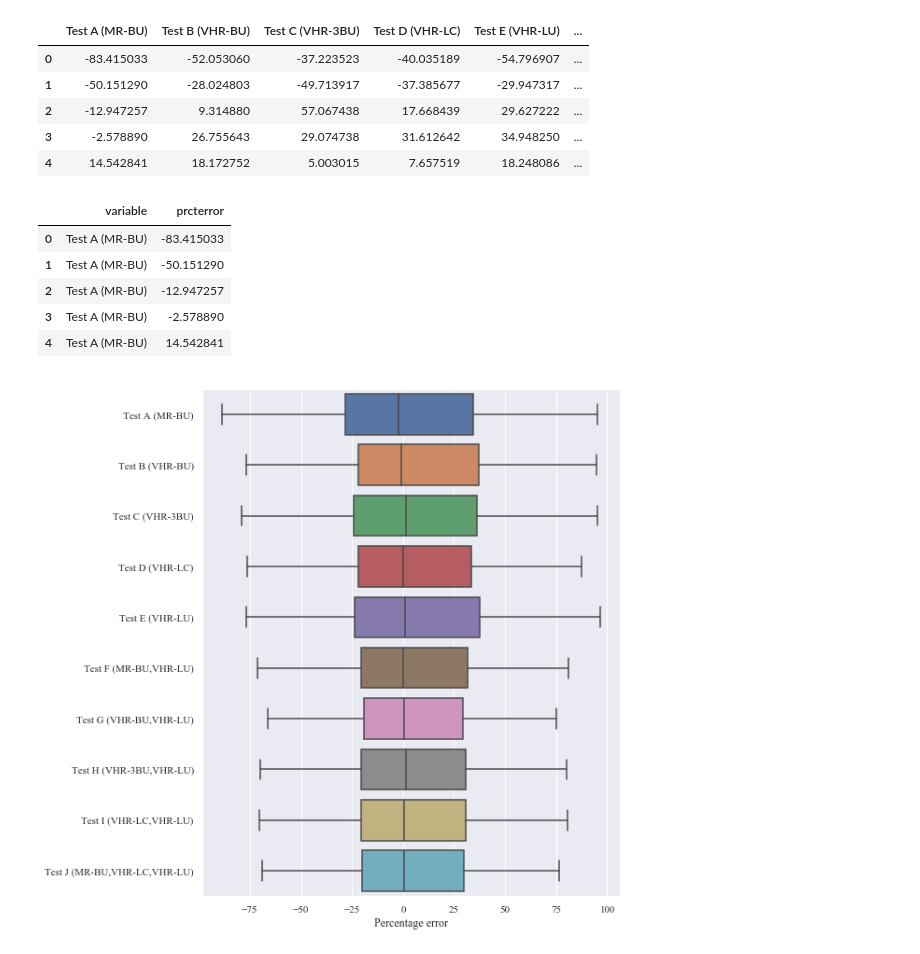
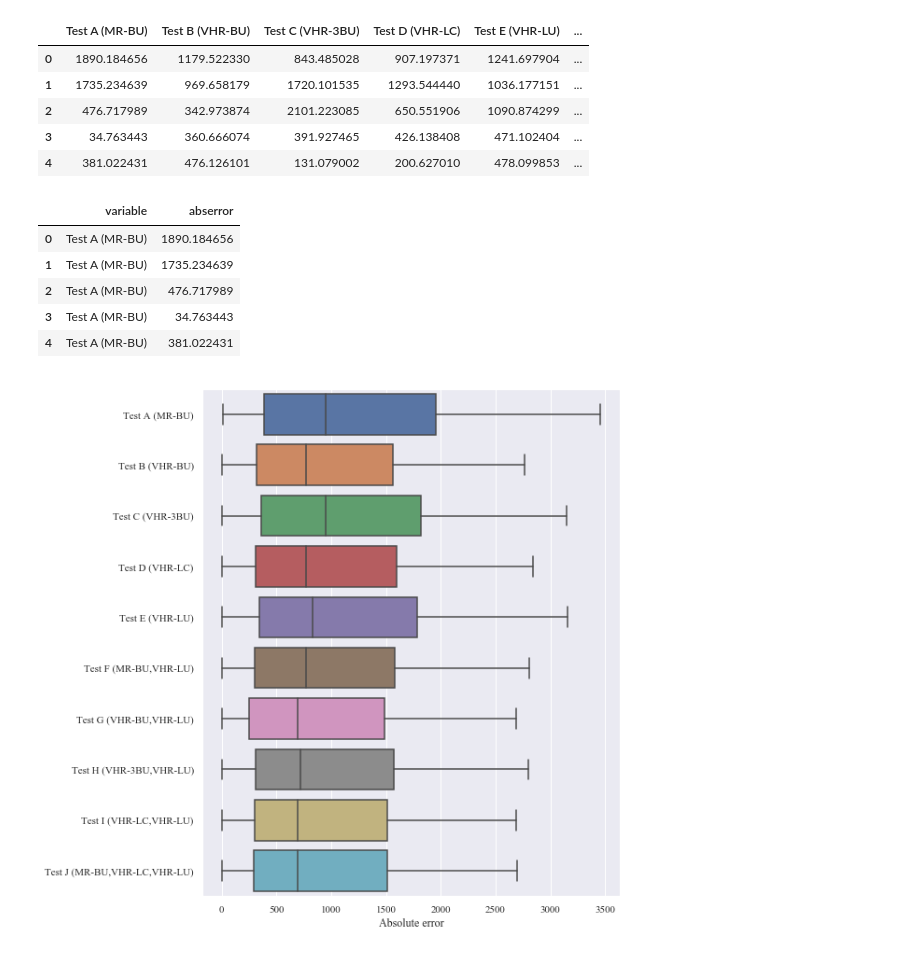
Before and after one commit to tgrippa/Dasymetric_mapping_using_GRASSGIS, a Jupyter notebook: notebooks/4_Validation_plots.ipynb, the cells around one changed output. Drawn from its saved outputs; the diff is of its cells as text; code cells hidden in the pictures.

Commit message:
update validation notebook

```diff
--- a/notebooks/4_Validation_plots.ipynb
+++ b/notebooks/4_Validation_plots.ipynb
@@ -34,4 +34,4 @@ for test in ['A','B','C','D','E','F','G','H','I','J']:
     file_name = "Test_%s_validation_level1"%test
     filepath = os.path.join(folder, file_name + '.dbf')
     gdf = gpd.read_file(filepath)
-    tests_df['Test %s (%s)'%(test,test_dict[test])] = gdf[value_column]
+    tests_df['Test %s (%s)'%(test,test_dict[test])] = abs(gdf[value_column])
@@ -38,29 +76,38 @@ for test in ['A','B','C','D','E','F','G','H','I','J']:
+# %%
+value_column = 'abserror'
+tests_df = pd.DataFrame()
+for test in ['A','B','C','D','E','F','G','H','I','J']:
+    folder = "/media/tais/My_Book_1/MAUPP/Traitement/Population_modelling_dasymetry/Results/Dakar/Random_Forest/Test_%s"%test
+    file_name = "Test_%s_validation_level1"%test
+    filepath = os.path.join(folder, file_name + '.dbf')
+    gdf = gpd.read_file(filepath)
+    tests_df['Test %s (%s)'%(test,test_dict[test])] = gdf[value_column]
 # %%
 tests_df.head()
 # %% [output]
 |  | Test A (MR-BU) | Test B (VHR-BU) | Test C (VHR-3BU) | Test D (VHR-LC) | Test E (VHR-LU) | ... |
-| 0 | -83.415033 | -52.053060 | -37.223523 | -40.035189 | -54.796907 | ... |
-| 1 | -50.151290 | -28.024803 | -49.713917 | -37.385677 | -29.947317 | ... |
-| 2 | -12.947257 | 9.314880 | 57.067438 | 17.668439 | 29.627222 | ... |
-| 3 | -2.578890 | 26.755643 | 29.074738 | 31.612642 | 34.948250 | ... |
-| 4 | 14.542841 | 18.172752 | 5.003015 | 7.657519 | 18.248086 | ... |
+| 0 | 1890.184656 | 1179.522330 | 843.485028 | 907.197371 | 1241.697904 | ... |
+| 1 | 1735.234639 | 969.658179 | 1720.101535 | 1293.544440 | 1036.177151 | ... |
+| 2 | 476.717989 | 342.973874 | 2101.223085 | 650.551906 | 1090.874299 | ... |
+| 3 | 34.763443 | 360.666074 | 391.927465 | 426.138408 | 471.102404 | ... |
+| 4 | 381.022431 | 476.126101 | 131.079002 | 200.627010 | 478.099853 | ... |
 # %%
 plot_df = pd.melt(tests_df, value_vars=list(tests_df.columns), value_name=value_column)
 # %%
 plot_df.head()
 # %% [output]
-|  | variable | prcterror |
-| 0 | Test A (MR-BU) | -83.415033 |
-| 1 | Test A (MR-BU) | -50.151290 |
-| 2 | Test A (MR-BU) | -12.947257 |
-| 3 | Test A (MR-BU) | -2.578890 |
-| 4 | Test A (MR-BU) | 14.542841 |
+|  | variable | abserror |
+| 0 | Test A (MR-BU) | 1890.184656 |
+| 1 | Test A (MR-BU) | 1735.234639 |
+| 2 | Test A (MR-BU) | 476.717989 |
+| 3 | Test A (MR-BU) | 34.763443 |
+| 4 | Test A (MR-BU) | 381.022431 |
 # %%
 plt.figure(figsize=(8,10))
 #sns.boxplot(x="variable", y=value_column, data=plot_df, orient="v")
 ax = sns.boxplot(x=value_column, y="variable", data=plot_df, orient="h", whis=0.98, showfliers=False)
-ax.set(xlabel='Percentage error', ylabel='')
+ax.set(xlabel='Absolute error', ylabel='')
 result_folder = "/media/tais/My_Book_1/MAUPP/Traitement/Population_modelling_dasymetry/Results/Dakar/Random_Forest"
 plt.savefig(os.path.join(result_folder, "Dakar_boxplot_%s.svg"%value_column), dpi=300, bbox_inches='tight')
 # %% [output]
-[figure, old version]
+[figure, new version]
```
Also changed, not shown: parts of 6 cells of this notebook.
